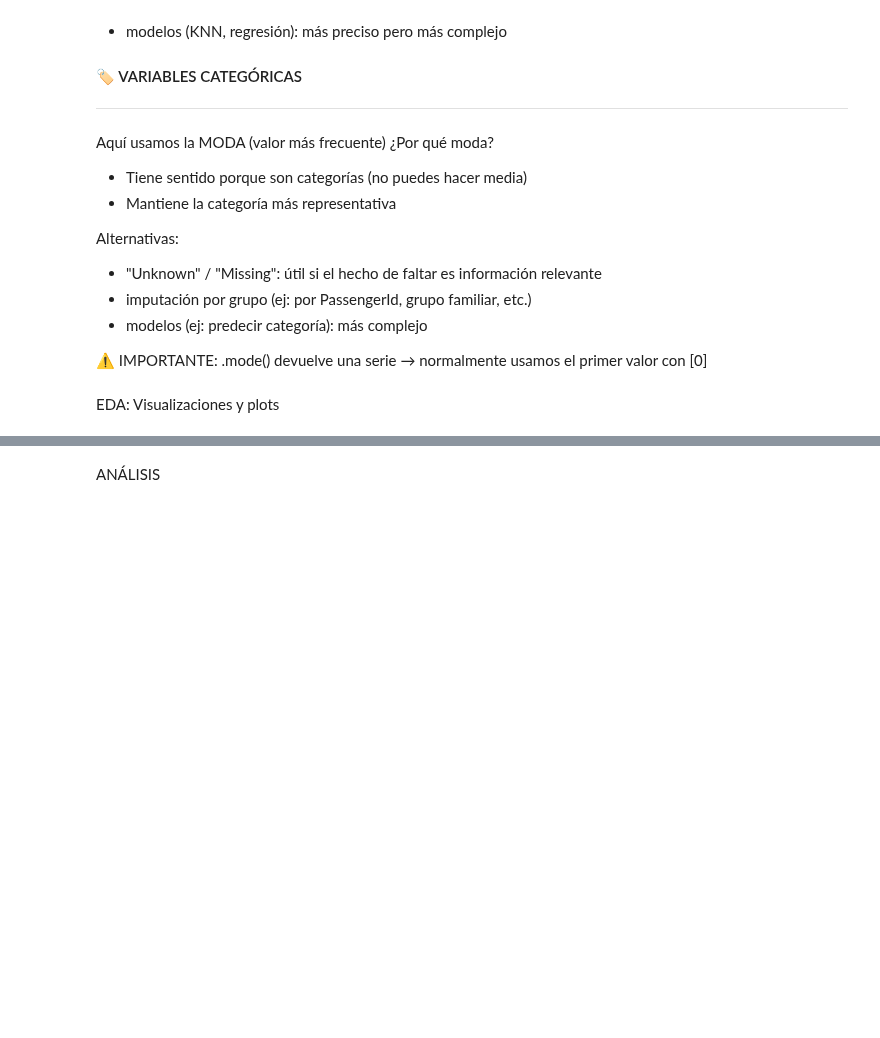
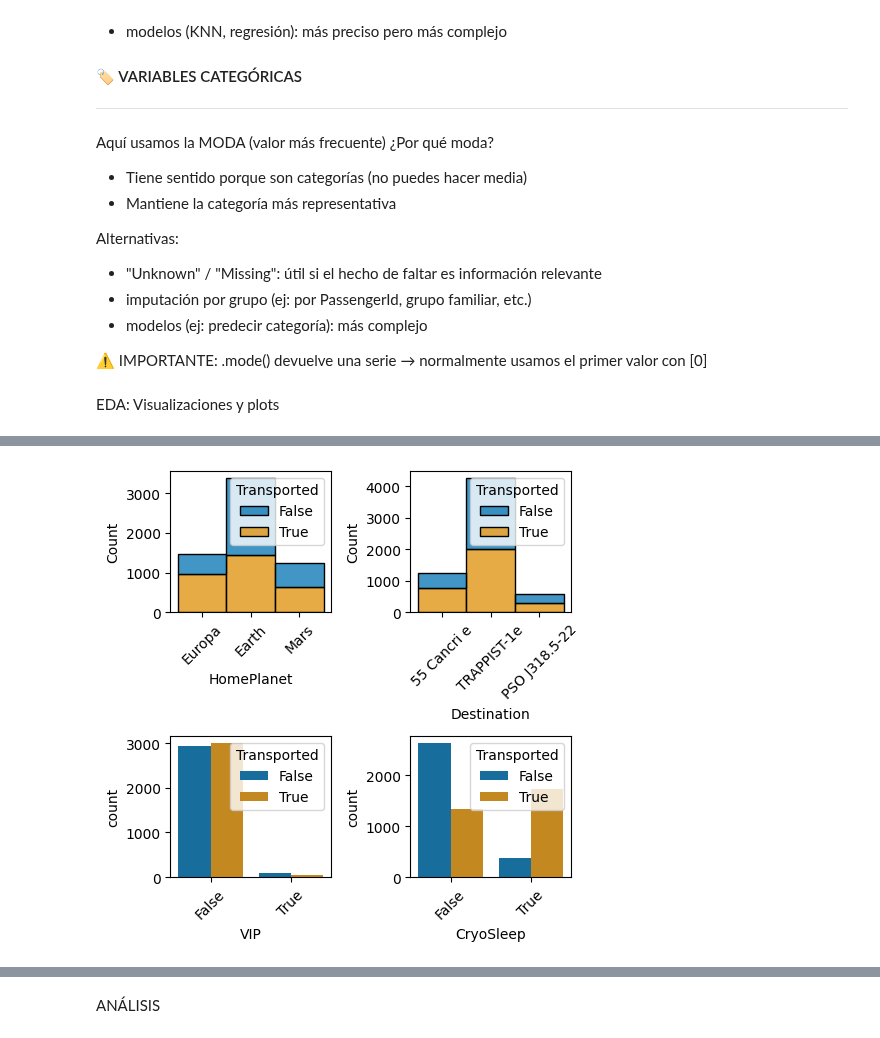
Before and after one commit to sergiogv22/intro_buenas_practicas, a Jupyter notebook: eda/Kaggle alumnos.ipynb, the cells around one changed output, grey strips where cells are left out. Drawn from its saved outputs; the diff is of its cells as text; code cells hidden in the pictures; blank space fills up the shorter version.

```diff
--- a/eda/Kaggle alumnos.ipynb
+++ b/eda/Kaggle alumnos.ipynb
@@ -169,3 +286,38 @@ EDA: Visualizaciones y plots
+# %%
+# Plot planet related histograms
+# Crear un espacio para dos gráficos uno al lado del otro
+fig, axes = plt.subplots(2, 2, figsize=(5, 5))
+
+# Primer gráfico:
+sns.histplot(ax=axes[0,0], data=EDA_train_raw_imputed, x='HomePlanet',  hue='Transported', multiple="stack", bins=10, palette='colorblind')
+axes[0,0].tick_params(axis='x', rotation=45)
+
+# Segundo gráfico
+sns.histplot(ax=axes[0,1], data=EDA_train_raw_imputed, x='Destination',  hue='Transported', multiple="stack", bins=10, palette='colorblind')
+axes[0,1].tick_params(axis='x', rotation=45)
+
+# Tercer gráfico:
+sns.countplot(ax=axes[1,0], data=EDA_train_raw_imputed, x='VIP', hue='Transported', palette='colorblind')
+axes[1,0].tick_params(axis='x', rotation=45)
+
+
+# Cuarto gráfico
+sns.countplot(ax=axes[1,1], data=EDA_train_raw_imputed, x='CryoSleep', hue='Transported', palette='colorblind')
+axes[1,1].tick_params(axis='x', rotation=45)
+
+
+
+# Ajustar el diseño para evitar solapamiento
+plt.tight_layout()
+
+
+#guardar el grafico
+plt.savefig('distribuciones simples.png')
+
+# Mostrar el gráfico
+plt.show()
+# %% [output]
+[figure, added]
 # %%
 # Plot planet related histograms
 # Crear un espacio para dos gráficos uno al lado del otro
```
Also changed, not shown: parts of 29 cells of this notebook, 1 other file.
